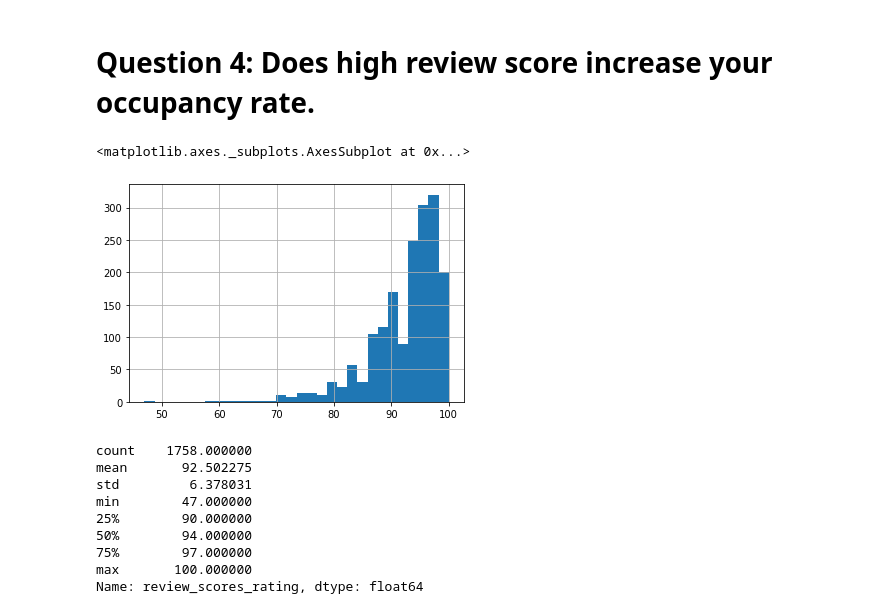
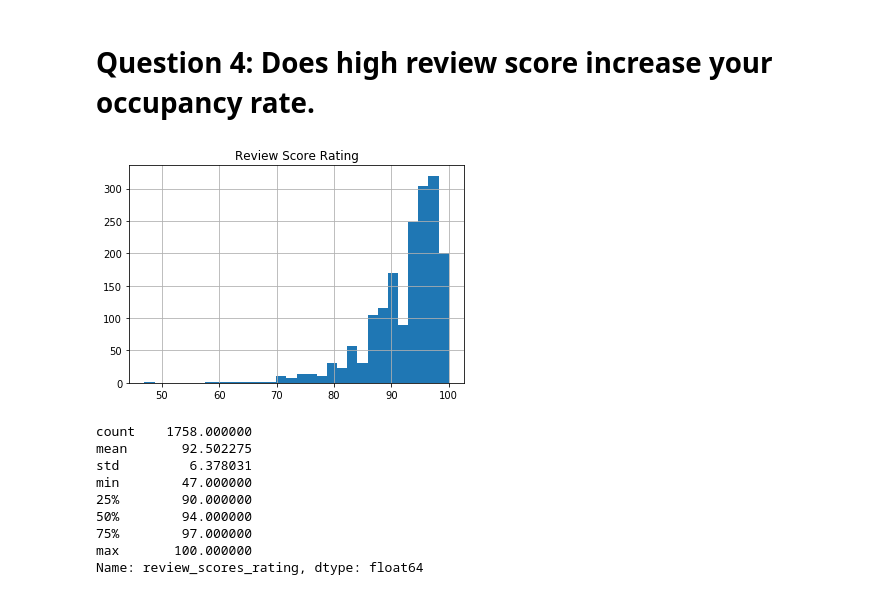
Before and after one commit to MurathanBagdat/AirBnBProject, a Jupyter notebook: UdacityAirBnBProject.ipynb, the cells around one changed output. Cells and saved outputs as stored; diff of their text form; code cells hidden in the pictures.

```diff
--- a/UdacityAirBnBProject.ipynb
+++ b/UdacityAirBnBProject.ipynb
@@ -221,8 +307,8 @@ plt.plot(x,bos_price_rating.values);
 # %%
-bos_listing1["review_scores_rating"].hist(bins=30)
+bos_listing1["review_scores_rating"].hist(bins=30);
+plt.title("Review Score Rating");
 # %% [output]
-<matplotlib.axes._subplots.AxesSubplot at 0x...>
-[figure, old version]
+[figure, new version]
 # %%
 bos_listing1["review_scores_rating"].describe()
 # %% [output]
```
Also changed, not shown: parts of 60 cells of this notebook.
